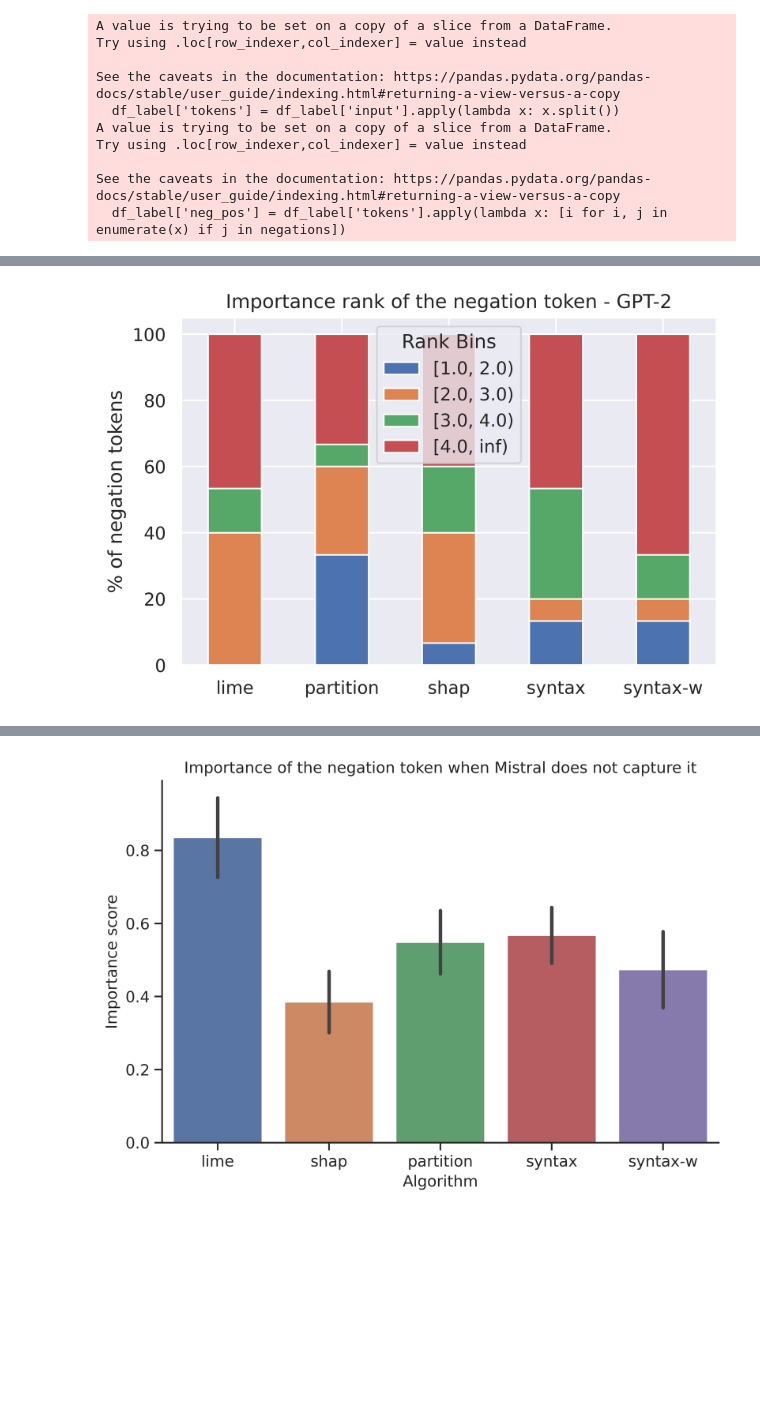
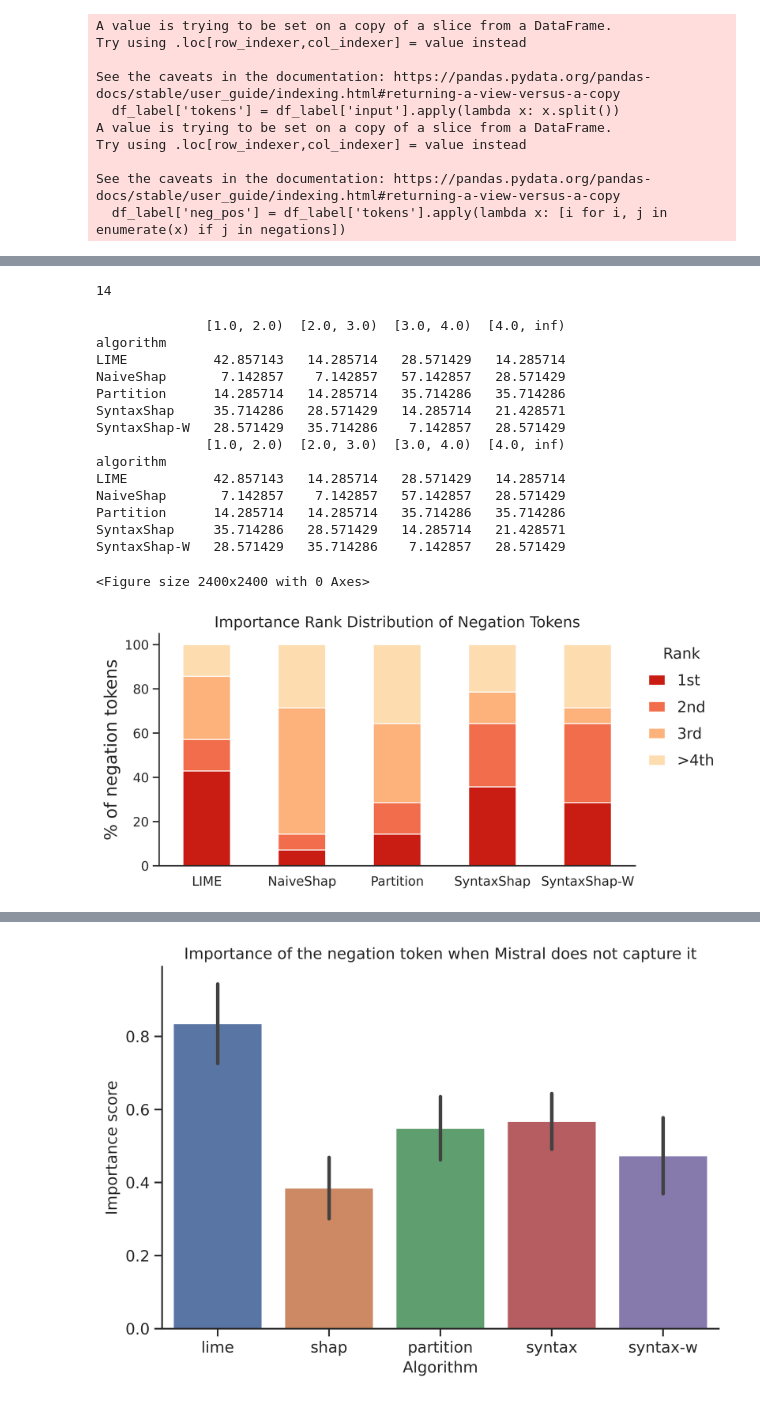
Before and after one commit to k-amara/syntax-shap, a Jupyter notebook: notebooks/Semantic_Analysis.ipynb, the cells around one changed output, grey strips where cells are left out. Cells and saved outputs as stored; diff of their text form; code cells hidden in the pictures; blank space fills up the shorter version.

```diff
--- a/notebooks/Semantic_Analysis.ipynb
+++ b/notebooks/Semantic_Analysis.ipynb
@@ -78,7 +78,7 @@ df_explanation
 # %% [markdown]
 ## Without and the uninteresting predictions "a" and "the"...
 # %%
-df_explanation['without'] = df_explanation['input'].apply(lambda x: x.endswith('without'))
+df_explanation['without'] = df_explanation['input'].apply(lambda x: x.endswith('without') or x.endswith('with'))
 df_without = df_explanation[df_explanation['without']==True]
 # %%
 df_without
@@ -115,11 +115,3 @@ df_str
 | 532 | 532 | A person does not have | to |
 | 533 | 533 | A person has | no |
 534 rows × 3 columns
-# %%
-df_w = pd.merge(df_without, df_str, on=['input', 'input_id'])
-
-def is_a(x):
-    return x=='a' or x=='the'
-
-df_w['is_a'] = df_w['y'].apply(lambda x: is_a(x))
-df_a = df_w[df_w['is_a']==True]
@@ -126,5 +120,5 @@ df_a = df_w[df_w['is_a']==True]
 # %%
 df_w['tokens'] = df_w['input'].apply(lambda x: x.split())
-df_w['without_pos'] = df_w['tokens'].apply(lambda x: [i for i, j in enumerate(x) if j=='without'])
+df_w['without_pos'] = df_w['tokens'].apply(lambda x: [i for i, j in enumerate(x) if j in ['without', 'with']])
 # %%
 df_w['without_rank']= df_w.apply(lambda x: np.where(np.flip(np.argsort(x['explanation']))==x['without_pos'])[0].item()+1, axis=1)
@@ -130,0 +141,7 @@ df_w['without_rank']= df_w.apply(lambda x: np.where(np.flip(np.argsort(x['explan
+# %%
+def is_a(x):
+    return 'a'in x.split() or 'the' in x.split()
+
+df_w['is_a'] = df_w['y'].apply(lambda x: is_a(str(x)))
+df_a = df_w[df_w['is_a']==True]
+df_a
@@ -248,19 +342,64 @@ sample_with_y = sample_with_y[sample_with_y['input_id'].isin(filtered_ids)]"""
 # %%
 sample_with_y['neg_val']= sample_with_y.apply(lambda x: x['explanation'][x['neg_pos'][0]], axis=1)
 sample_with_y['neg_rank']= sample_with_y.apply(lambda x: np.where(np.flip(np.argsort(x['explanation']))==x['neg_pos'])[0].item()+1, axis=1)
+# %%
+sample_with_y['input_id'].nunique()
+# %% [output]
+14
 # %%
+
+df = sample_with_y
+
 # Group by 'algorithm' and calculate percentage of rows in each bin
-result = sample_with_y.groupby('algorithm')['neg_rank'].apply(lambda x: pd.cut(x, bins=[1, 2, 3, 4, float('inf')], right=False).value_counts(normalize=True) * 100).unstack().fillna(0)
+result = df.groupby('algorithm')['neg_rank'].apply(lambda x: pd.cut(x, bins=[1, 2, 3, 4, float('inf')], right=False).value_counts(normalize=True) * 100).unstack().fillna(0)
+#result.reset_index(inplace=True)
+# Reorder rows and rename index
+result = result.rename(index={'lime': 'LIME', 'shap': 'NaiveShap', 'partition': 'Partition', 'syntax': 'SyntaxShap', 'syntax-w': 'SyntaxShap-W'})
+result = result.reindex(['LIME', 'NaiveShap', 'Partition', 'SyntaxShap', 'SyntaxShap-W'])
 
-# Plot
-result.plot(kind='bar', stacked=True)
-plt.title('Importance rank of the negation token - GPT-2')
+print(result)
+
+
+sns.set_style("ticks")
+sns.set_context("notebook", rc={"xtick.labelsize" : 12, "ytick.labelsize" : 12})
+# Plot with increasing hue from Viridis colormap
+plt.figure(figsize=(4,4))
+result.plot(kind='bar', stacked=True, color=sns.color_palette("OrRd_r", n_colors=len(result.columns)), width=0.5, edgecolor='white', figsize=(8,4))
+
+plt.title('Importance Rank Distribution of Negation Tokens', fontsize=14)
 plt.xlabel('')
-plt.ylabel('% of negation tokens')
+plt.ylabel('% of negation tokens', fontsize=16)
 plt.xticks(rotation=0)
-plt.legend(title='Rank Bins')
+# Remove x ticks
+plt.tick_params(axis='x', which='both', bottom=False)
 
+# Move the legend outside on the upper right side of the plot
+# Rewrite legend with custom labels and title
+leg = plt.legend(labels=['1st', '2nd', '3rd', '>4th'], title='Rank', bbox_to_anchor=(1, 1), fontsize=14, loc='upper left', frameon=False, handlelength=1.1, labelspacing=0.8)
+leg.get_title().set_fontsize('14')  # Increase legend title font size
+for line in leg.get_lines():
+    line.set_linewidth(3)  # Increase line width in legend
+
+sns.despine()
+
+#plt.tight_layout()
+print(result)
 plt.savefig(f"{root_dir}/figures/semantic_analysis/{dataset}_{model_name}_seed_{seed_}_negation_ranks.png", bbox_inches='tight', dpi=600)
-#plt.show()
+plt.show()
 # %% [output]
+              [1.0, 2.0)  [2.0, 3.0)  [3.0, 4.0)  [4.0, inf)
+algorithm
+LIME           42.857143   14.285714   28.571429   14.285714
+NaiveShap       7.142857    7.142857   57.142857   28.571429
+Partition      14.285714   14.285714   35.714286   35.714286
+SyntaxShap     35.714286   28.571429   14.285714   21.428571
+SyntaxShap-W   28.571429   35.714286    7.142857   28.571429
+              [1.0, 2.0)  [2.0, 3.0)  [3.0, 4.0)  [4.0, inf)
+algorithm
+LIME           42.857143   14.285714   28.571429   14.285714
+NaiveShap       7.142857    7.142857   57.142857   28.571429
+Partition      14.285714   14.285714   35.714286   35.714286
+SyntaxShap     35.714286   28.571429   14.285714   21.428571
+SyntaxShap-W   28.571429   35.714286    7.142857   28.571429
+<Figure size 2400x2400 with 0 Axes>
-[figure, old version]
+[figure, new version]
```
Also changed, not shown: parts of 14 cells of this notebook, 2 other files.
